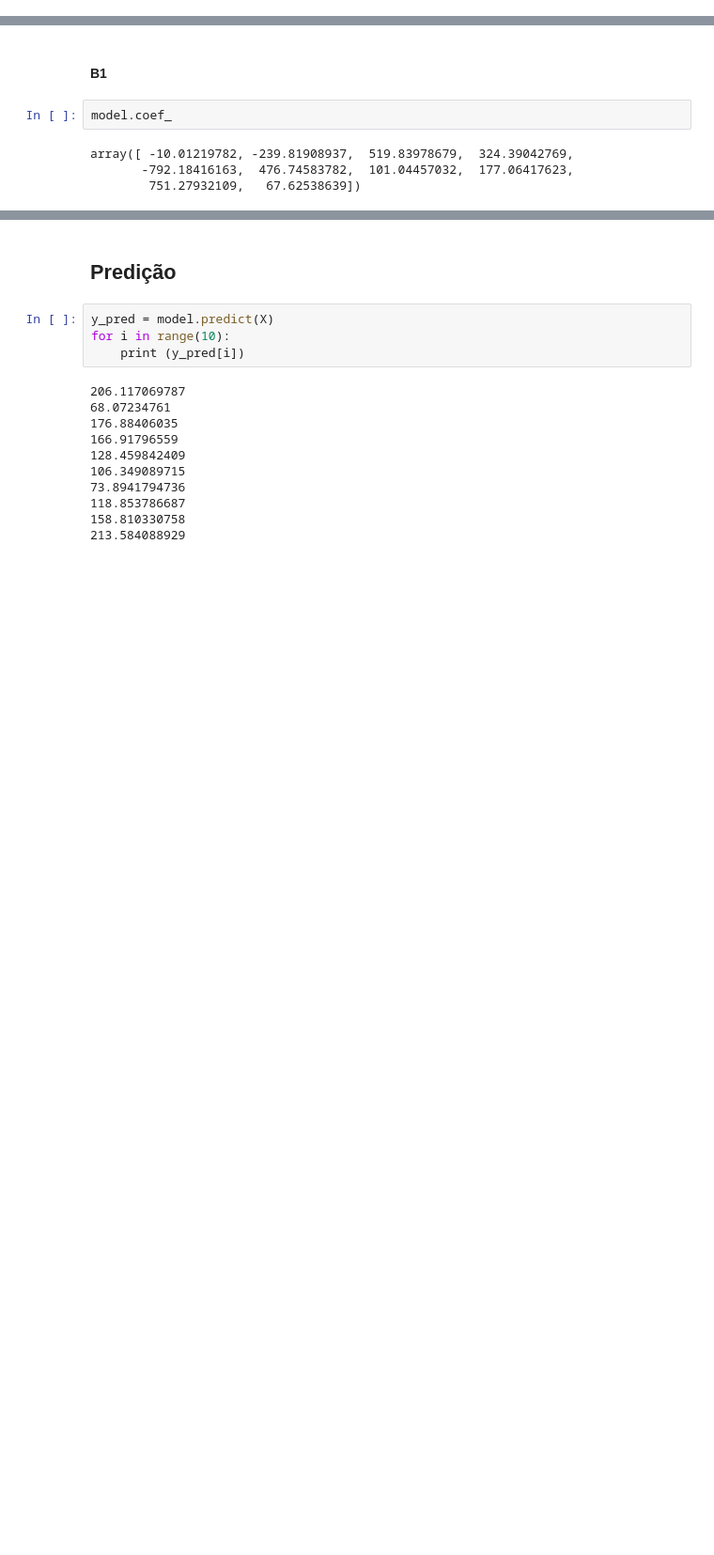
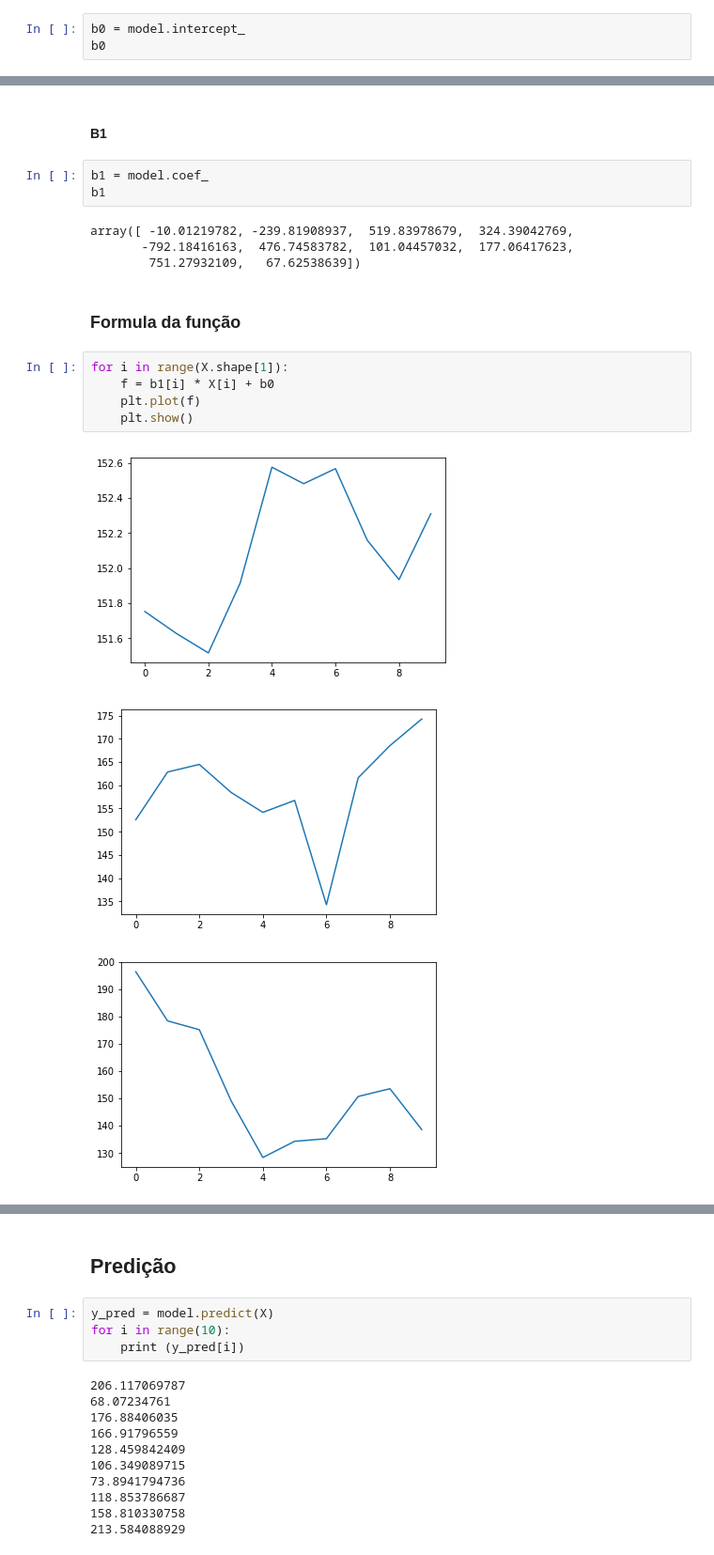
Before and after one commit to GabrielCzar/jupyter_notebook, a Jupyter notebook: LinearRegression/List1 - Regressao Linear.ipynb, the cells around one changed output, grey strips where cells are left out. Shown: that part at 94% size. Drawn from its saved outputs; the diff is of its cells as text; blank space fills up the shorter version.

```diff
--- a/LinearRegression/List1 - Regressao Linear.ipynb
+++ b/LinearRegression/List1 - Regressao Linear.ipynb
@@ -117,0 +114,3 @@ model.intercept_
+# %%
+b0 = model.intercept_
+b0
@@ -118,8 +119,20 @@ model.intercept_
 # %% [markdown]
 #### B1
-# %%
-model.coef_
-# %% [output]
-array([ -10.01219782, -239.81908937,  519.83978679,  324.39042769,
-       -792.18416163,  476.74583782,  101.04457032,  177.06417623,
-        751.27932109,   67.62538639])
+# %%
+b1 = model.coef_
+b1
+# %% [output]
+array([ -10.01219782, -239.81908937,  519.83978679,  324.39042769,
+       -792.18416163,  476.74583782,  101.04457032,  177.06417623,
+        751.27932109,   67.62538639])
+# %% [markdown]
+### Formula da função
+# %%
+for i in range(X.shape[1]):
+    f = b1[i] * X[i] + b0
+    plt.plot(f)
+    plt.show()
+# %% [output]
+[figure, added]
+[figure, added]
+[figure, added]
```
Also changed, not shown: parts of 6 cells of this notebook.
